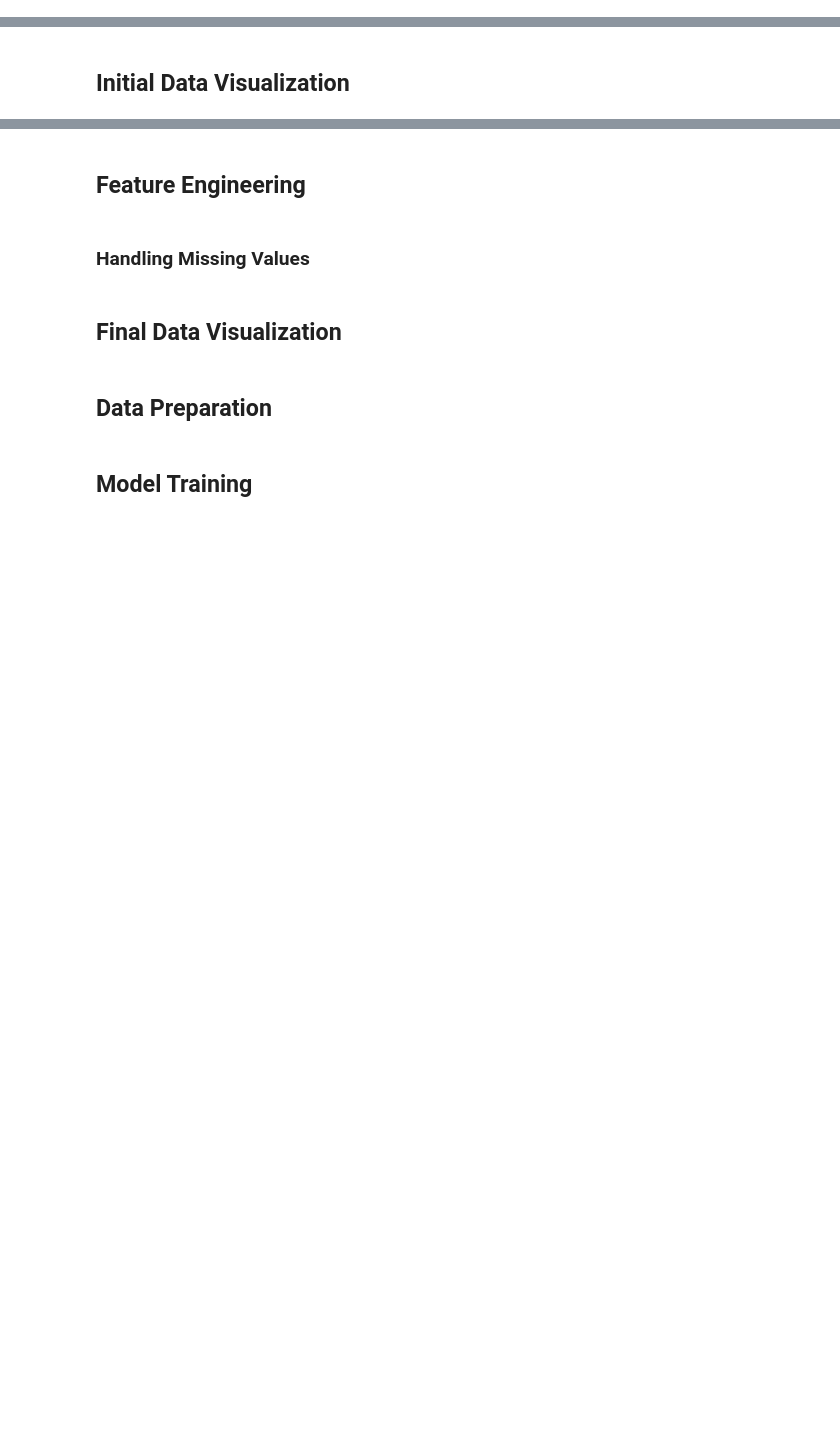
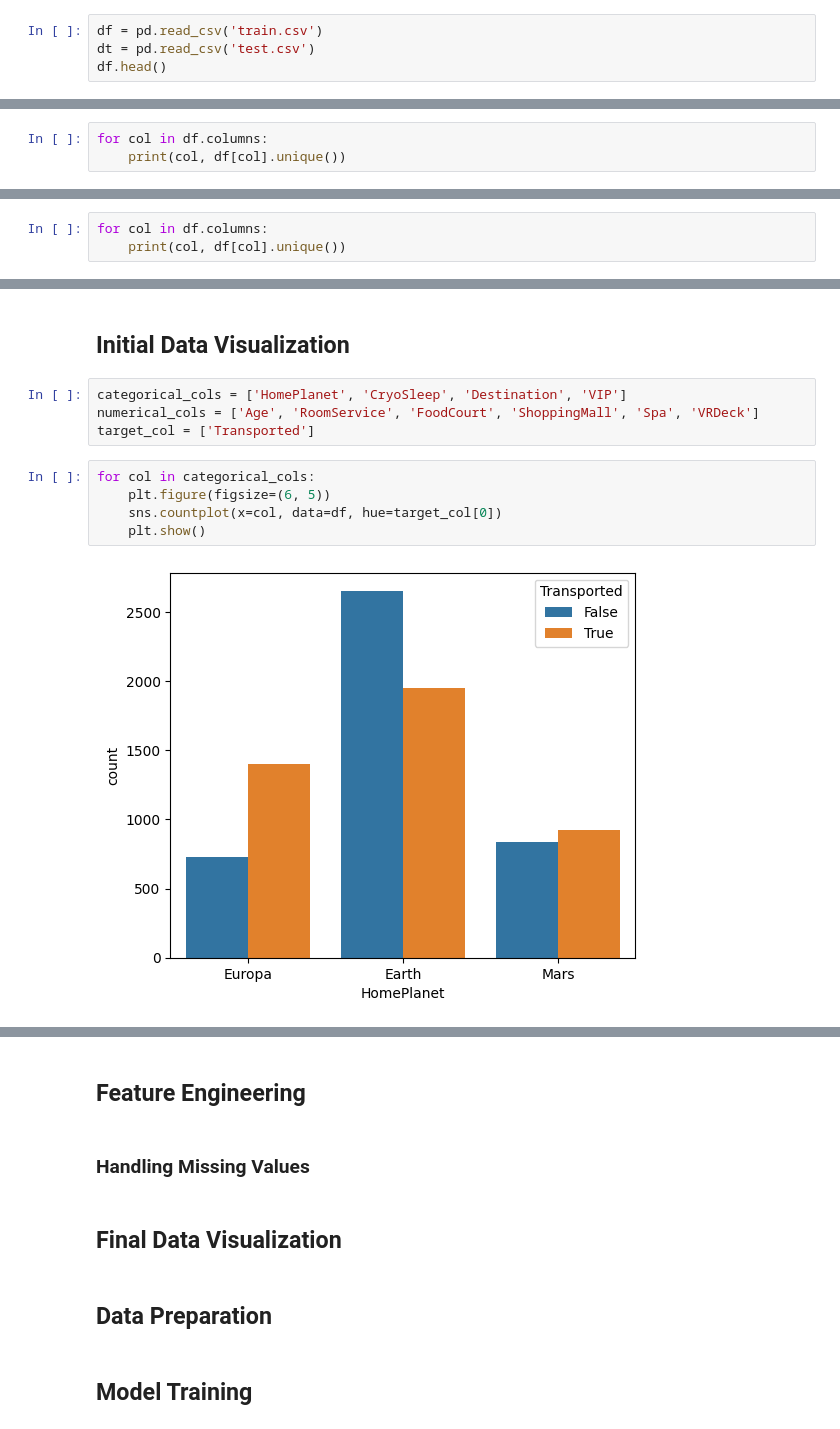
Before and after one commit to machiwao/ml-development, a Jupyter notebook: Kaggle_Spaceship_Titanic.ipynb, the cells around one changed output, grey strips where cells are left out. Cells and saved outputs as stored; diff of their text form; blank space fills up the shorter version.

```diff
--- a/Kaggle_Spaceship_Titanic.ipynb
+++ b/Kaggle_Spaceship_Titanic.ipynb
@@ -6,2 +20,6 @@ Reference: https://www.kaggle.com/competitions/spaceship-titanic/overview
 # %% [markdown]
 ## Data Loading
+# %%
+df = pd.read_csv('train.csv')
+dt = pd.read_csv('test.csv')
+df.head()
@@ -7,0 +88,3 @@ Reference: https://www.kaggle.com/competitions/spaceship-titanic/overview
+# %%
+for col in df.columns:
+    print(col, df[col].unique())
@@ -7,0 +111,3 @@ Reference: https://www.kaggle.com/competitions/spaceship-titanic/overview
+# %%
+for col in df.columns:
+    print(col, df[col].unique())
@@ -8,2 +134,13 @@ Reference: https://www.kaggle.com/competitions/spaceship-titanic/overview
 # %% [markdown]
 ## Initial Data Visualization
+# %%
+categorical_cols = ['HomePlanet', 'CryoSleep', 'Destination', 'VIP']
+numerical_cols = ['Age', 'RoomService', 'FoodCourt', 'ShoppingMall', 'Spa', 'VRDeck']
+target_col = ['Transported']
+# %%
+for col in categorical_cols:
+    plt.figure(figsize=(6, 5))
+    sns.countplot(x=col, data=df, hue=target_col[0])
+    plt.show()
+# %% [output]
+[figure, added]
```
Also changed, not shown: parts of 12 cells of this notebook.
